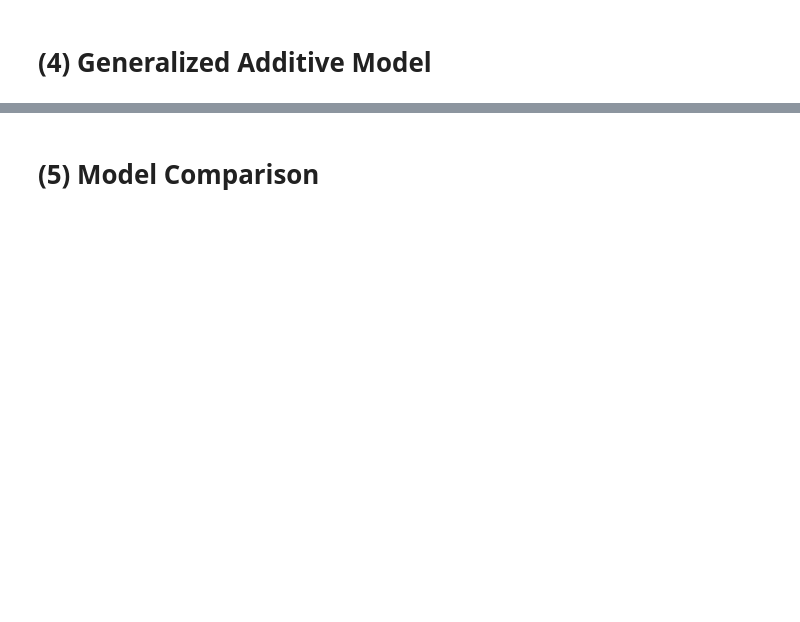
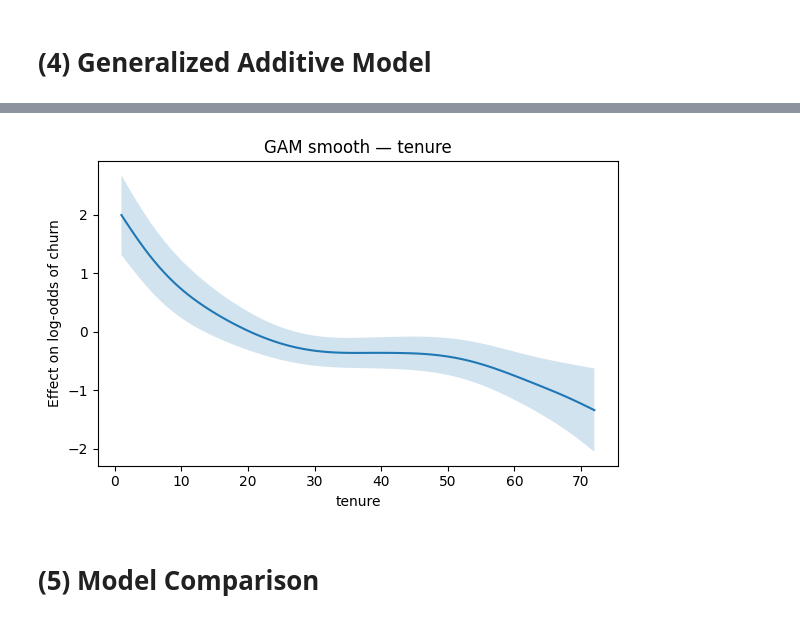
Before and after one commit to khaeuss808/AIPI590_InterpretableAI, a Jupyter notebook: Assignment1.ipynb, the cells around one changed output, grey strips where cells are left out. Saved outputs shown, nothing was run; the diff lists cells and outputs as text; code cells hidden in the pictures; blank space fills up the shorter version.

```diff
--- a/Assignment1.ipynb
+++ b/Assignment1.ipynb
@@ -118,4 +113,4 @@ dtype: object
 # %%
 df["TotalCharges"] = pd.to_numeric(df["TotalCharges"], errors="coerce")
 df[df["TotalCharges"].isna()]
-# df = df.dropna(subset=["TotalCharges"])
+df = df.dropna(subset=["TotalCharges"])
@@ -139,8 +120,8 @@ df[df["TotalCharges"].isna()]
 # customerID does not contribute value to the model as it is just a unique
 #       identifier for customers, so I am dropping that col
 df = df.drop(columns=["customerID"])
-
-df_encoded = pd.get_dummies(df, drop_first=True)
+df_log = df.copy()  # for use in question 3, logistic regression
+df_encoded = pd.get_dummies(df, drop_first=True, dtype=float)
 print(df_encoded.shape)
 # %% [output]
 (7032, 31)
@@ -352,0 +287,6 @@ TypeError: unsupported format string passed to numpy.ndarray.__format__
+# %%
+# documentation says that with statmodels one must manually add a constant, so doing that here
+X_train_c = sm.add_constant(X_train, has_constant="add")
+X_test_c = sm.add_constant(X_test, has_constant="add")
+
+# logit_res = sm.Logit(y_train, X_train_c).fit()
@@ -353,2 +465,6 @@ TypeError: unsupported format string passed to numpy.ndarray.__format__
 # %% [markdown]
 # (4) Generalized Additive Model
+# %%
+# this was my first time using a GAM, so talked with chatGPT about the different types of GAMs
+# it recommended logisticGAM since we have a binary Y
+gam = LogisticGAM().gridsearch(X_train.values, y_train.values)
@@ -355,2 +510,30 @@ TypeError: unsupported format string passed to numpy.ndarray.__format__
+# %%
+feature_names = list(X_train.columns)
+cont_cols = [c for c in feature_names if X_train[c].nunique() > 10]  # tweak if needed
+
+
+def plot_smooth(gam, feat):
+    i = feature_names.index(feat)  # term index
+    XX = gam.generate_X_grid(term=i)  # grid over this feature
+    pdp, confi = gam.partial_dependence(term=i, X=XX, width=0.95)
+    lo, hi = confi[:, 0], confi[:, 1]  # 1-D lower/upper bands
+    x = XX[:, i]
+
+    plt.figure(figsize=(6, 4))
+    plt.plot(x, pdp)
+    plt.fill_between(x, lo, hi, alpha=0.2)
+    plt.xlabel(feat)
+    plt.ylabel("Effect on log-odds of churn")
+    plt.title(f"GAM smooth — {feat}")
+    plt.tight_layout()
+    plt.show()
+
+
+# examples
+plot_smooth(gam, "tenure")
+# plot_smooth(gam, "MonthlyCharges")
+# plot_smooth(gam, "TotalCharges")
+# %% [output]
+[figure, added]
 # %% [markdown]
 # (5) Model Comparison
```
Also changed, not shown: parts of 29 cells of this notebook.
